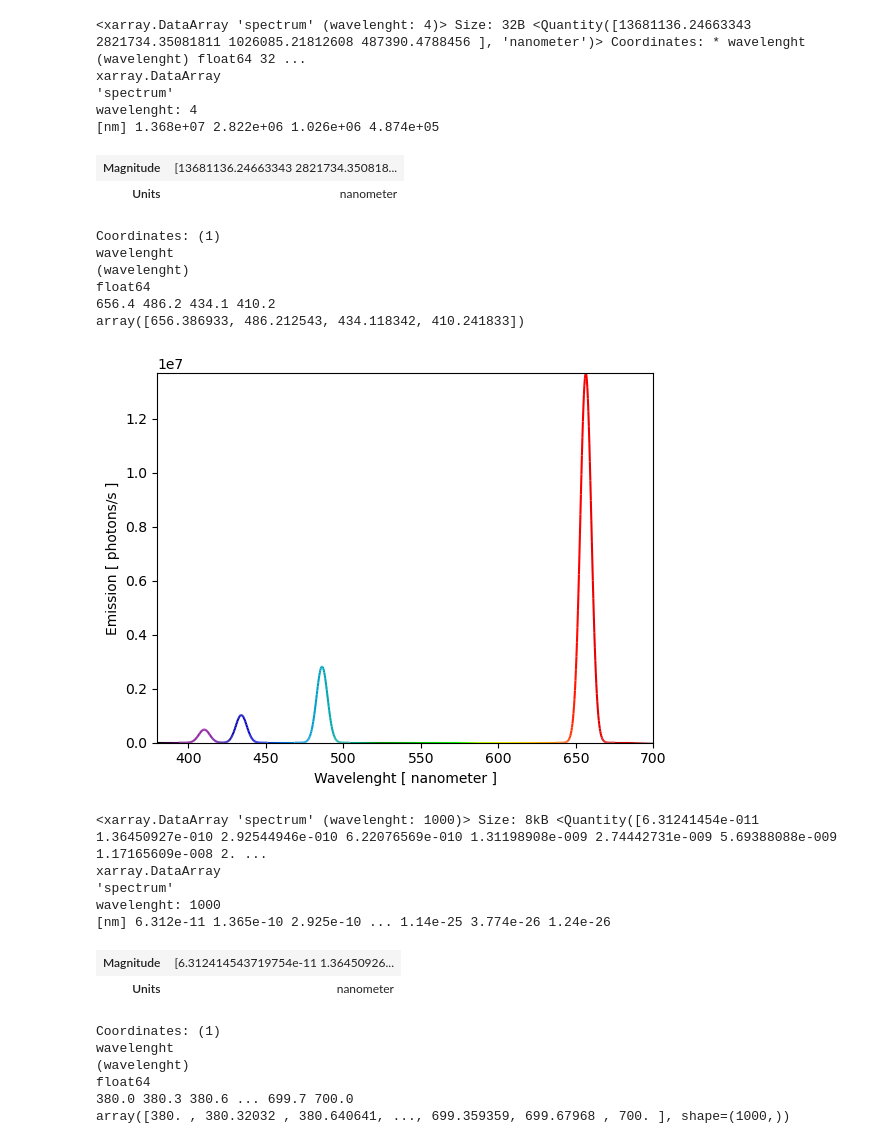
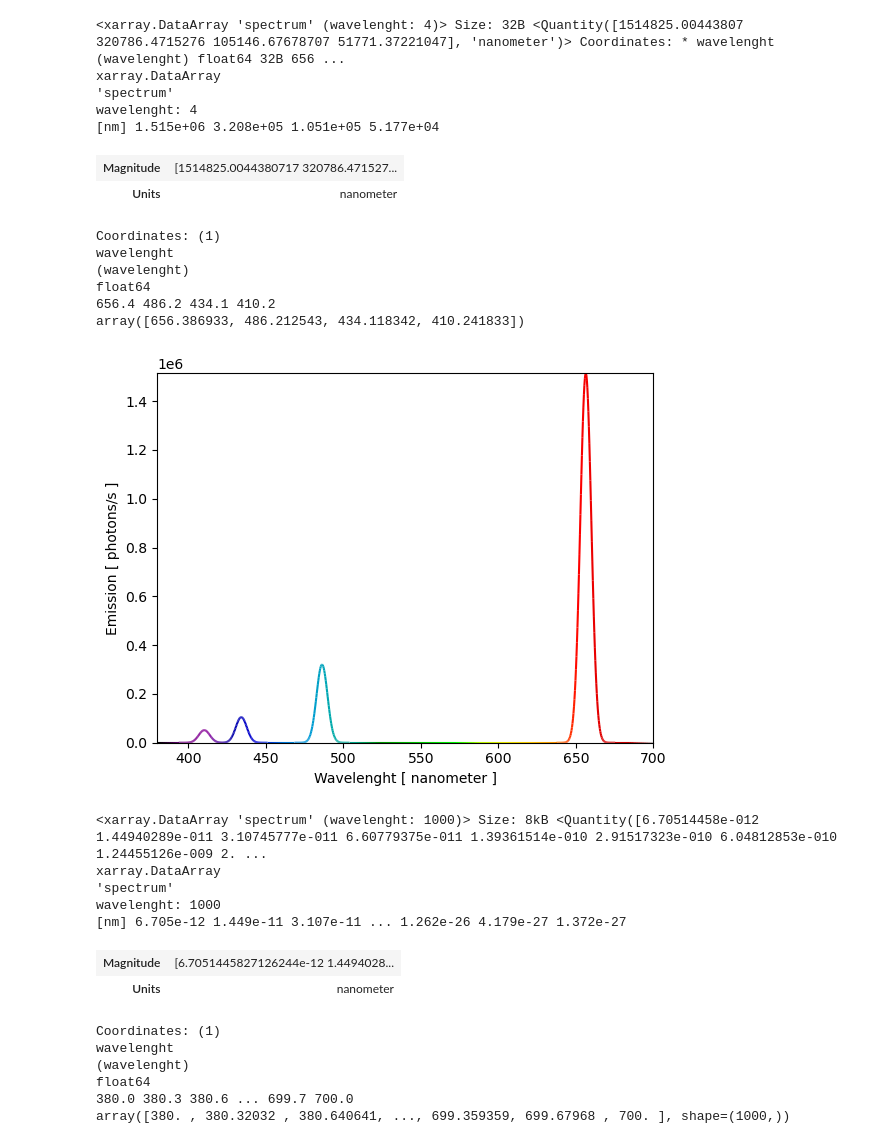
Before and after one commit to dyscolab/jablonski, a Jupyter notebook: examples/hydrogen_spectra.ipynb, the cells around one changed output. Cells and saved outputs as stored; diff of their text form; code cells hidden in the pictures.

```diff
--- a/examples/hydrogen_spectra.ipynb
+++ b/examples/hydrogen_spectra.ipynb
@@ -31,10 +31,10 @@ class Hydrogen(SpectroscopicSystem):
     n5: SingletState = initial(E0 / 5**2, "singlet", default=0)
     n6: SingletState = initial(E0 / 6**2, "singlet", default=0)
 
-    absorption_1 = transitions.Absorption(ground=n2, excited=n3, rate=1.6e20 / u.s)
-    absorption_2 = transitions.Absorption(ground=n2, excited=n4, rate=3.3e19 / u.s)
-    absorption_3 = transitions.Absorption(ground=n2, excited=n5, rate=1.2e19 / u.s)
-    absorption_4 = transitions.Absorption(ground=n2, excited=n6, rate=5.7e18 / u.s)
+    absorption_1 = transitions.Absorption(ground=n2, excited=n3, rate=1.7e-2 * u.cm**2)
+    absorption_2 = transitions.Absorption(ground=n2, excited=n4, rate=3.6e-3 * u.cm**2)
+    absorption_3 = transitions.Absorption(ground=n2, excited=n5, rate=1.18e-3 * u.cm**2)
+    absorption_4 = transitions.Absorption(ground=n2, excited=n6, rate=5.81e-4 * u.cm**2)
     emission_1 = transitions.Fluorescence(ground=n2, excited=n3, rate=4.4e7 / u.s)
     emission_2 = transitions.Fluorescence(ground=n2, excited=n4, rate=8.4e6 / u.s)
     emission_3 = transitions.Fluorescence(ground=n2, excited=n5, rate=3.2e6 / u.s)
@@ -42,23 +42,23 @@ class Hydrogen(SpectroscopicSystem):
 # %%
 # Steady state spectra with at a certain constant excitation
 spectra = emission_spectra(
     Hydrogen,
     [
         Hydrogen.absorption_1,
         Hydrogen.absorption_2,
         Hydrogen.absorption_3,
         Hydrogen.absorption_4,
     ],
-    height=10,
+    height=1e8 / (u.cm**2 * u.s),
 )
 spectra
 # %% [output]
-<xarray.DataArray 'spectrum' (wavelenght: 4)> Size: 32B <Quantity([13681136.24663343 2821734.35081811 1026085.21812608 487390.4788456 ], 'nanometer')> Coordinates: * wavelenght (wavelenght) float64 32 ...
+<xarray.DataArray 'spectrum' (wavelenght: 4)> Size: 32B <Quantity([1514825.00443807 320786.4715276 105146.67678707 51771.37221047], 'nanometer')> Coordinates: * wavelenght (wavelenght) float64 32B 656 ...
 xarray.DataArray
 'spectrum'
 wavelenght: 4
-[nm] 1.368e+07 2.822e+06 1.026e+06 4.874e+05
+[nm] 1.515e+06 3.208e+05 1.051e+05 5.177e+04
-| Magnitude | [13681136.24663343 2821734.350818... |
+| Magnitude | [1514825.0044380717 320786.471527... |
 | Units | nanometer |
 Coordinates: (1)
 wavelenght
@@ -76,10 +76,10 @@ fig, ax = graph_spectra(
         Hydrogen.absorption_3,
         Hydrogen.absorption_4,
     ],
-    height=10,
+    height=1e8 / (u.cm**2 * u.s),
 )
 # %% [output]
-[figure, old version]
+[figure, new version]
 # %%
 # We can get the points in the graph with widened_emission_spectra
 widened_emission_spectra(
@@ -90,15 +90,15 @@ widened_emission_spectra(
         Hydrogen.absorption_3,
         Hydrogen.absorption_4,
     ],
-    height=10,
+    height=1e8 / (u.cm**2 * u.s),
 )
 # %% [output]
-<xarray.DataArray 'spectrum' (wavelenght: 1000)> Size: 8kB <Quantity([6.31241454e-011 1.36450927e-010 2.92544946e-010 6.22076569e-010 1.31198908e-009 2.74442731e-009 5.69388088e-009 1.17165609e-008 2. ...
+<xarray.DataArray 'spectrum' (wavelenght: 1000)> Size: 8kB <Quantity([6.70514458e-012 1.44940289e-011 3.10745777e-011 6.60779375e-011 1.39361514e-010 2.91517323e-010 6.04812853e-010 1.24455126e-009 2. ...
 xarray.DataArray
 'spectrum'
 wavelenght: 1000
-[nm] 6.312e-11 1.365e-10 2.925e-10 ... 1.14e-25 3.774e-26 1.24e-26
+[nm] 6.705e-12 1.449e-11 3.107e-11 ... 1.262e-26 4.179e-27 1.372e-27
-| Magnitude | [6.312414543719754e-11 1.36450926... |
+| Magnitude | [6.7051445827126244e-12 1.4494028... |
 | Units | nanometer |
 Coordinates: (1)
 wavelenght
```
Also changed, not shown: parts of 4 cells of this notebook, 3 other files.
